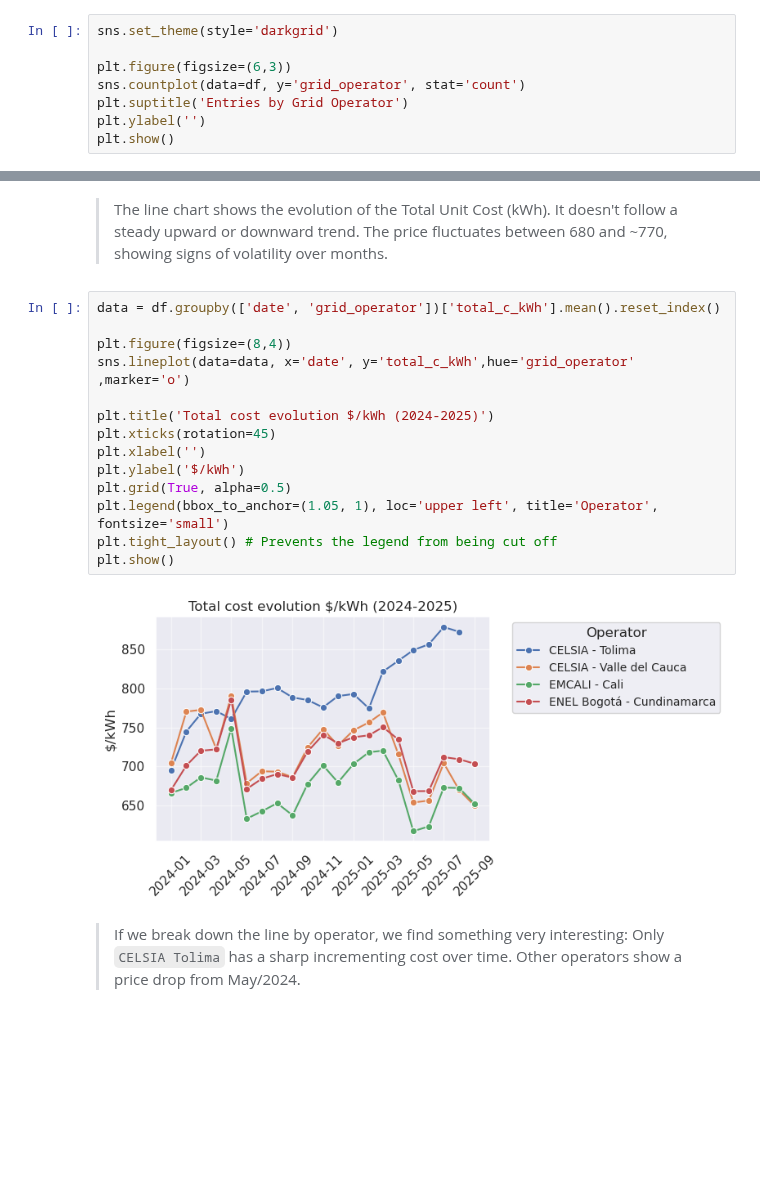
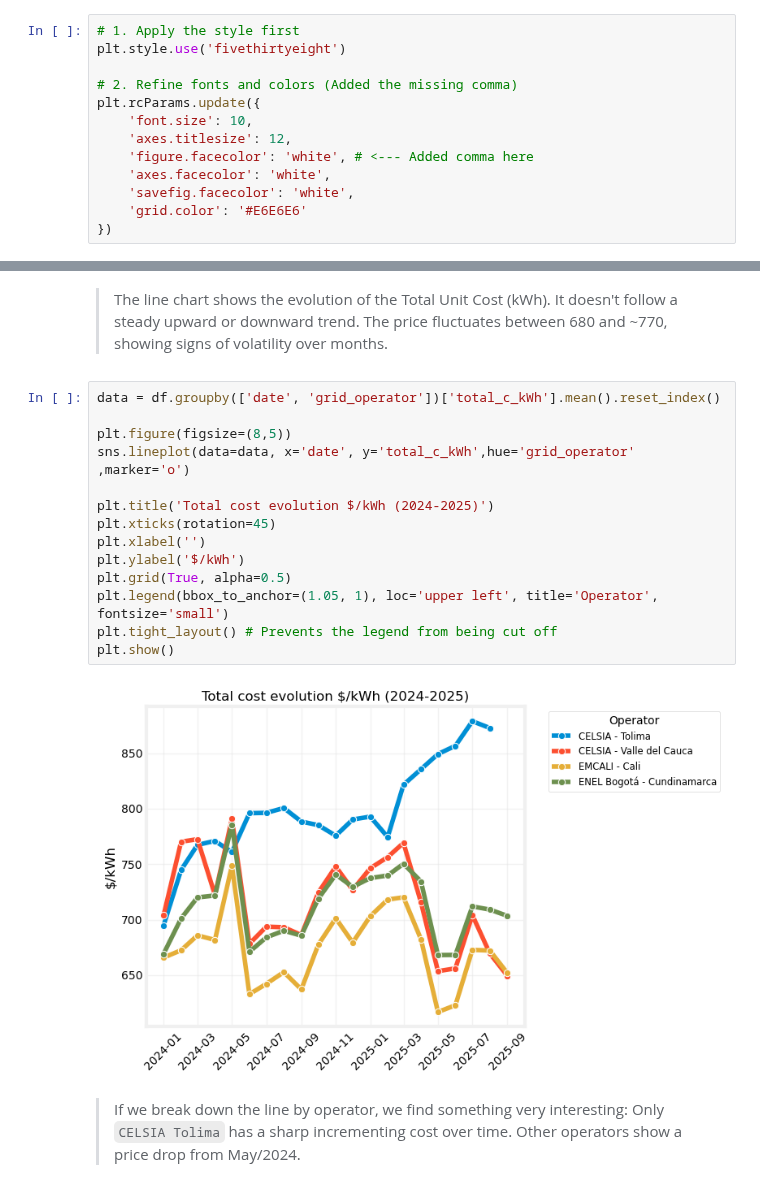
Before and after one commit to c4-calderon/c4-calderon.github.io, a Jupyter notebook: _notebooks/2026-04-05-Electricity-Rates-and-Costs.ipynb, the cells around one changed output, grey strips where cells are left out. Cells and saved outputs as stored; diff of their text form; blank space fills up the shorter version.

Commit message:
Update Electricity Rates post with revised notebook and images

```diff
--- a/_notebooks/2026-04-05-Electricity-Rates-and-Costs.ipynb
+++ b/_notebooks/2026-04-05-Electricity-Rates-and-Costs.ipynb
@@ -241,10 +241,15 @@ import matplotlib.pyplot as plt
 import matplotlib.ticker as mtick
 import seaborn as sns
 # %%
-sns.set_theme(style='darkgrid')
+# 1. Apply the style first
+plt.style.use('fivethirtyeight')
 
-plt.figure(figsize=(6,3))
-sns.countplot(data=df, y='grid_operator', stat='count')
-plt.suptitle('Entries by Grid Operator')
-plt.ylabel('')
-plt.show()
+# 2. Refine fonts and colors (Added the missing comma)
+plt.rcParams.update({
+    'font.size': 10,
+    'axes.titlesize': 12,
+    'figure.facecolor': 'white', # <--- Added comma here
+    'axes.facecolor': 'white',
+    'savefig.facecolor': 'white',
+    'grid.color': '#E6E6E6'
+})
@@ -557,19 +571,19 @@ plt.show()
 # %%
 data = df.groupby(['date', 'grid_operator'])['total_c_kWh'].mean().reset_index()
 
-plt.figure(figsize=(8,4))
+plt.figure(figsize=(8,5))
 sns.lineplot(data=data, x='date', y='total_c_kWh',hue='grid_operator' ,marker='o')
 
 plt.title('Total cost evolution $/kWh (2024-2025)')
 plt.xticks(rotation=45)
 plt.xlabel('')
 plt.ylabel('$/kWh')
 plt.grid(True, alpha=0.5)
 plt.legend(bbox_to_anchor=(1.05, 1), loc='upper left', title='Operator', fontsize='small')
 plt.tight_layout() # Prevents the legend from being cut off
 plt.show()
 # %% [output]
-[figure, old version]
+[figure, new version]
 # %% [markdown]
 > If we break down the line by operator, we find something very interesting: Only `CELSIA Tolima` has a sharp incrementing cost over time. Other operators show a price drop from May/2024.
 # %% [markdown]
```
Also changed, not shown: parts of 26 cells of this notebook, 23 other files.
